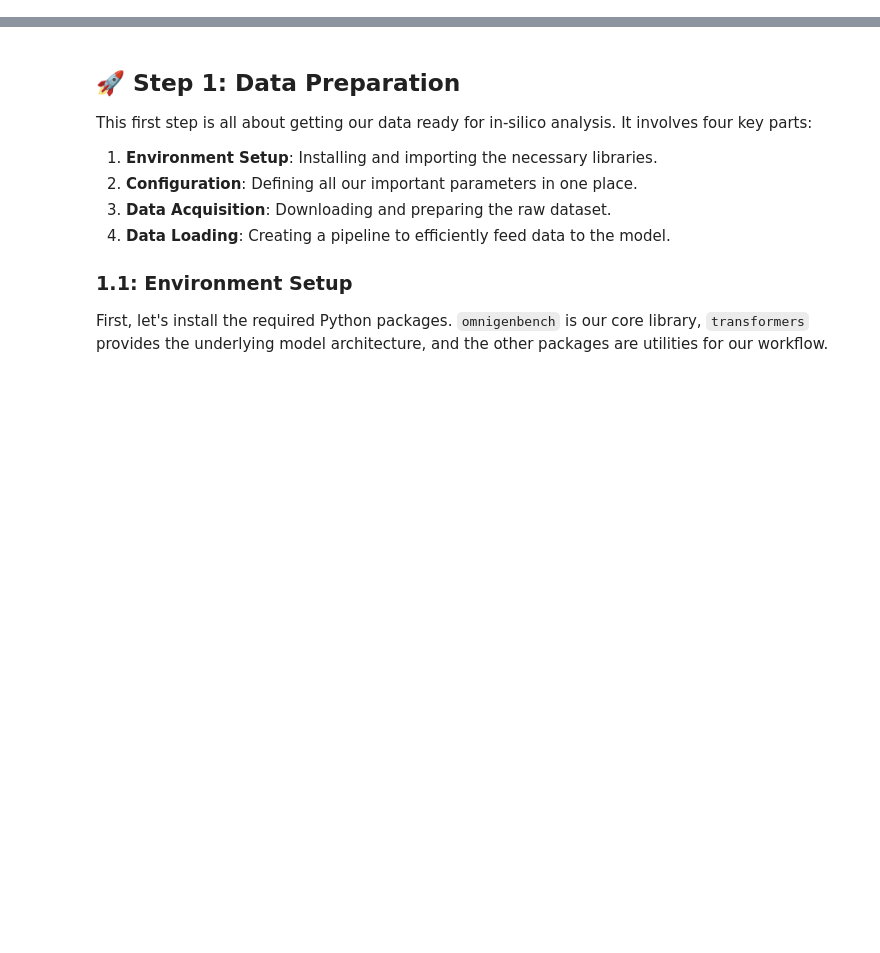
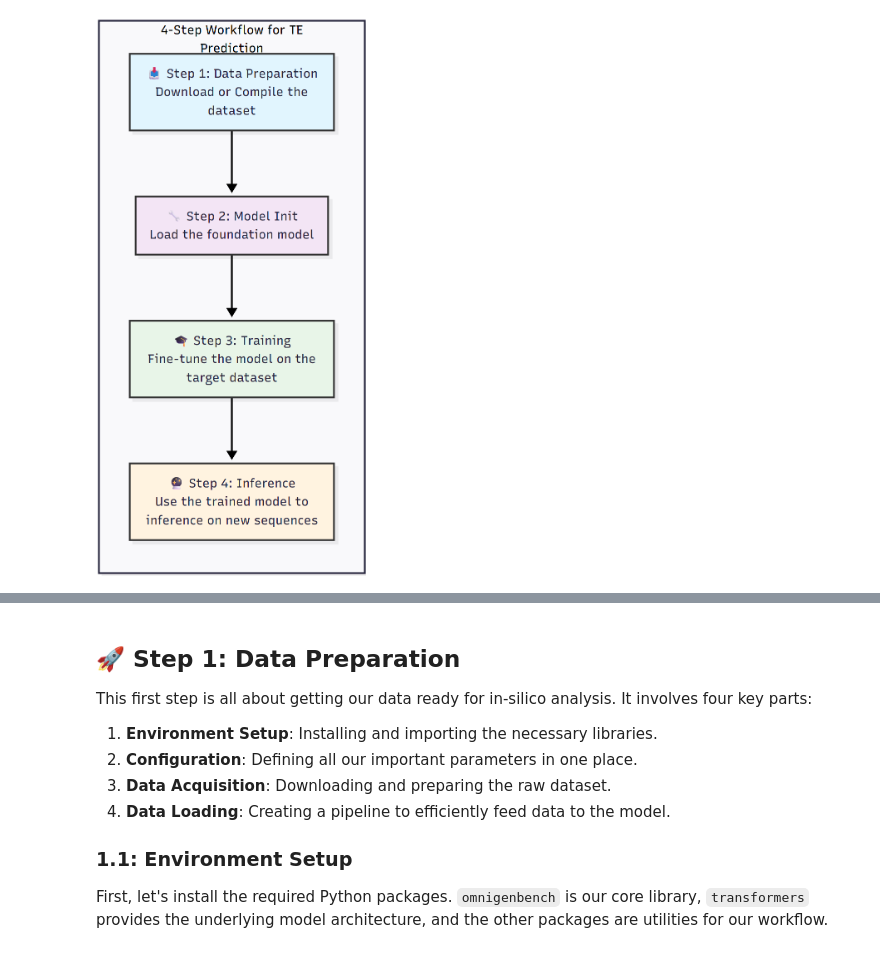
Before and after one commit to yangheng95/OmniGenBench, a Jupyter notebook: examples/tfb_prediction/quickstart_tfb.ipynb, the cells around one changed output, grey strips where cells are left out. Drawn from its saved outputs; the diff is of its cells as text; code cells hidden in the pictures; blank space fills up the shorter version.

```diff
--- a/examples/tfb_prediction/quickstart_tfb.ipynb
+++ b/examples/tfb_prediction/quickstart_tfb.ipynb
@@ -57,0 +33,5 @@ Let's get started!
+# %%
+from IPython.display import Image, display
+display(Image(filename="4-step workflow.png"))
+# %% [output]
+[figure, added]
```
Also changed, not shown: parts of 2 cells of this notebook, 8 other files.
